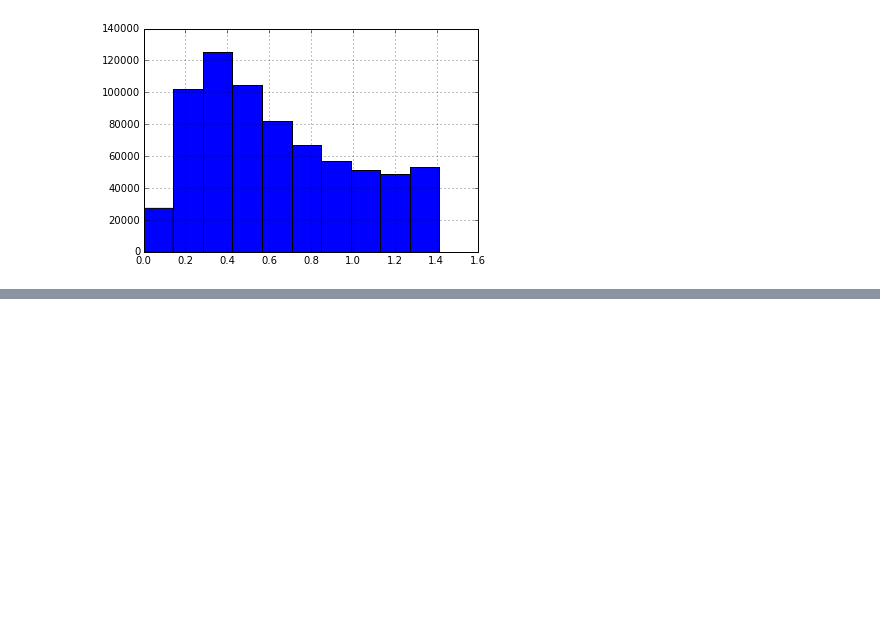
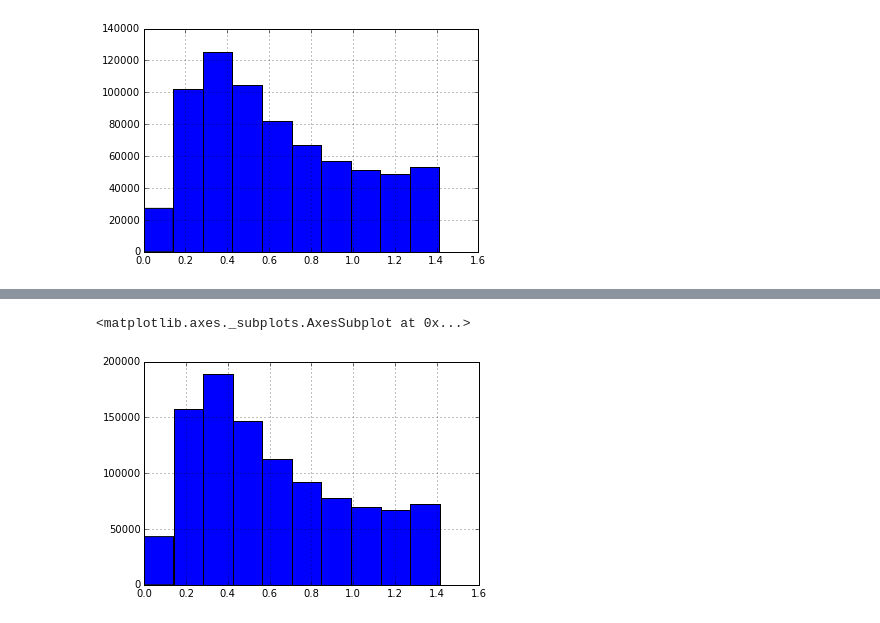
Before and after one commit to stared/bialkonet, a Jupyter notebook: ipy/8shortening_models_data.ipynb, the cells around one changed output, grey strips where cells are left out. Cells and saved outputs as stored; diff of their text form; code cells hidden in the pictures; blank space fills up the shorter version.

```diff
--- a/ipy/8shortening_models_data.ipynb
+++ b/ipy/8shortening_models_data.ipynb
@@ -27,0 +53,5 @@ dfm_esp2.to_csv("../site/data/distance_models_esp.csv", index=False)
+# %%
+dfcm_esp.distance.hist()
+# %% [output]
+<matplotlib.axes._subplots.AxesSubplot at 0x...>
+[figure, added]
```
Also changed, not shown: parts of 19 cells of this notebook, 1 other file.
